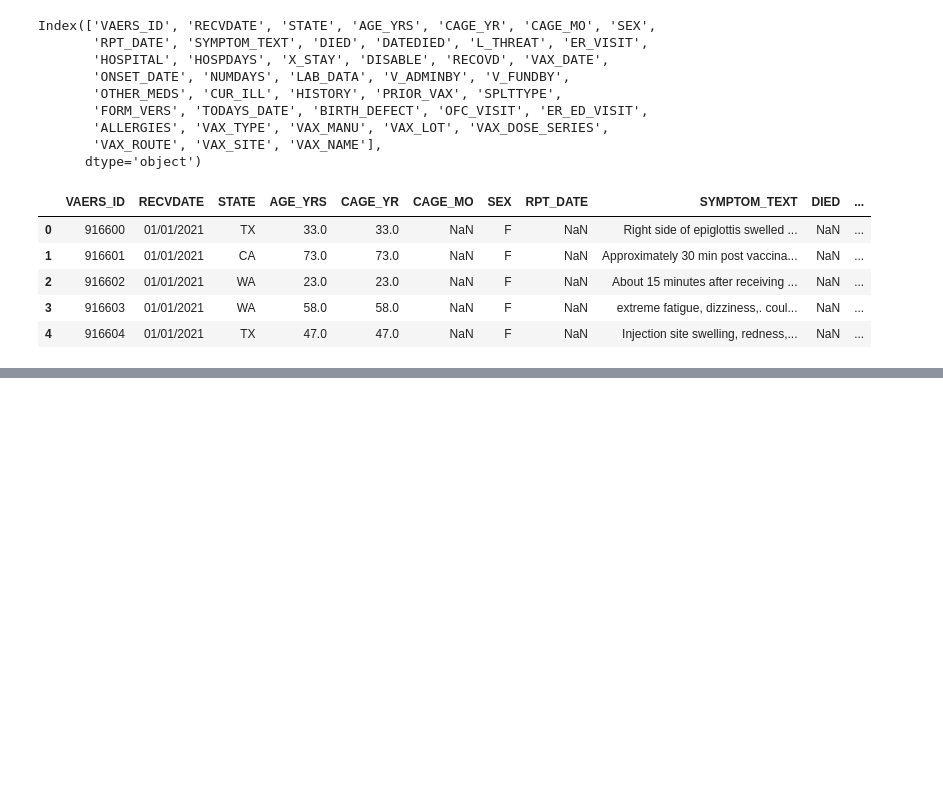
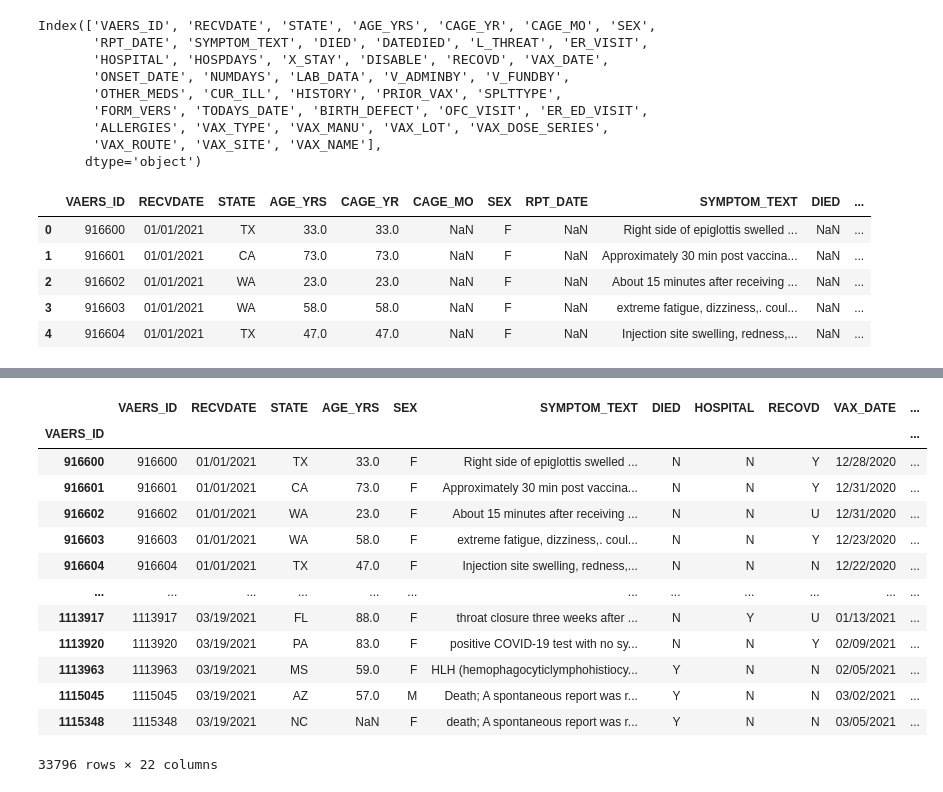
Before and after one commit to ysunkara/CSC_466, a Jupyter notebook: Cleaning.ipynb, the cells around one changed output, grey strips where cells are left out. Cells and saved outputs as stored; diff of their text form; code cells hidden in the pictures; blank space fills up the shorter version.

```diff
--- a/Cleaning.ipynb
+++ b/Cleaning.ipynb
@@ -293,0 +318,3 @@ Name: ER_VISIT, dtype: int64
+# %%
+df_final['HOSPITAL'].fillna("N", inplace=True)
+df_final
@@ -293,0 +339,3 @@ Name: ER_VISIT, dtype: int64
+# %%
+df_final['DIED'].fillna("N", inplace=True)
+df_final
@@ -293,0 +360,3 @@ Name: ER_VISIT, dtype: int64
+# %%
+df_final['OTHER_MEDS'].fillna("None", inplace=True)
+df_final
@@ -293,0 +534,7 @@ Name: ER_VISIT, dtype: int64
+# %%
+# If there is more than 1 row, return the row with the least nans
+def f(group):
+    if len(group) == 2:
+        if group.iloc[0].isna().sum() > group.iloc[1].isna().sum():
+            return group.iloc[1]
+    return group.iloc[0]
@@ -293,0 +580,18 @@ Name: ER_VISIT, dtype: int64
+# %%
+df_clean = df_final.groupby("VAERS_ID").apply(f)
+df_clean
+# %% [output]
+|  | VAERS_ID | RECVDATE | STATE | AGE_YRS | SEX | SYMPTOM_TEXT | DIED | HOSPITAL | RECOVD | VAX_DATE | ... |
+| VAERS_ID |  |  |  |  |  |  |  |  |  |  | ... |
+| 916600 | 916600 | 01/01/2021 | TX | 33.0 | F | Right side of epiglottis swelled ... | N | N | Y | 12/28/2020 | ... |
+| 916601 | 916601 | 01/01/2021 | CA | 73.0 | F | Approximately 30 min post vaccina... | N | N | Y | 12/31/2020 | ... |
+| 916602 | 916602 | 01/01/2021 | WA | 23.0 | F | About 15 minutes after receiving ... | N | N | U | 12/31/2020 | ... |
+| 916603 | 916603 | 01/01/2021 | WA | 58.0 | F | extreme fatigue, dizziness,. coul... | N | N | Y | 12/23/2020 | ... |
+| 916604 | 916604 | 01/01/2021 | TX | 47.0 | F | Injection site swelling, redness,... | N | N | N | 12/22/2020 | ... |
+| ... | ... | ... | ... | ... | ... | ... | ... | ... | ... | ... | ... |
+| 1113917 | 1113917 | 03/19/2021 | FL | 88.0 | F | throat closure three weeks after ... | N | Y | U | 01/13/2021 | ... |
+| 1113920 | 1113920 | 03/19/2021 | PA | 83.0 | F | positive COVID-19 test with no sy... | N | N | Y | 02/09/2021 | ... |
+| 1113963 | 1113963 | 03/19/2021 | MS | 59.0 | F | HLH (hemophagocyticlymphohistiocy... | Y | N | N | 02/05/2021 | ... |
+| 1115045 | 1115045 | 03/19/2021 | AZ | 57.0 | M | Death; A spontaneous report was r... | Y | N | N | 03/02/2021 | ... |
+| 1115348 | 1115348 | 03/19/2021 | NC | NaN | F | death; A spontaneous report was r... | Y | N | N | 03/05/2021 | ... |
+33796 rows × 22 columns
```
Also changed, not shown: parts of 27 cells of this notebook.
